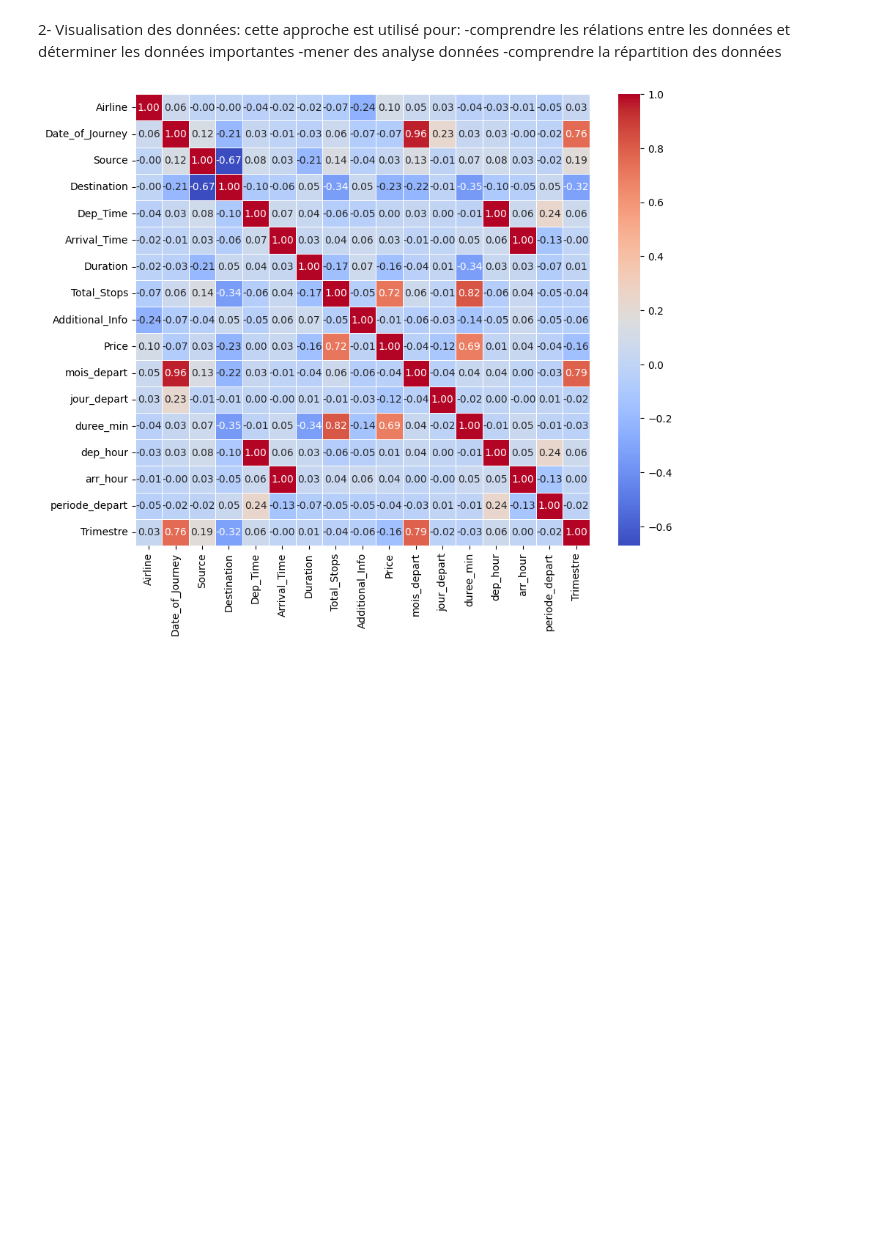
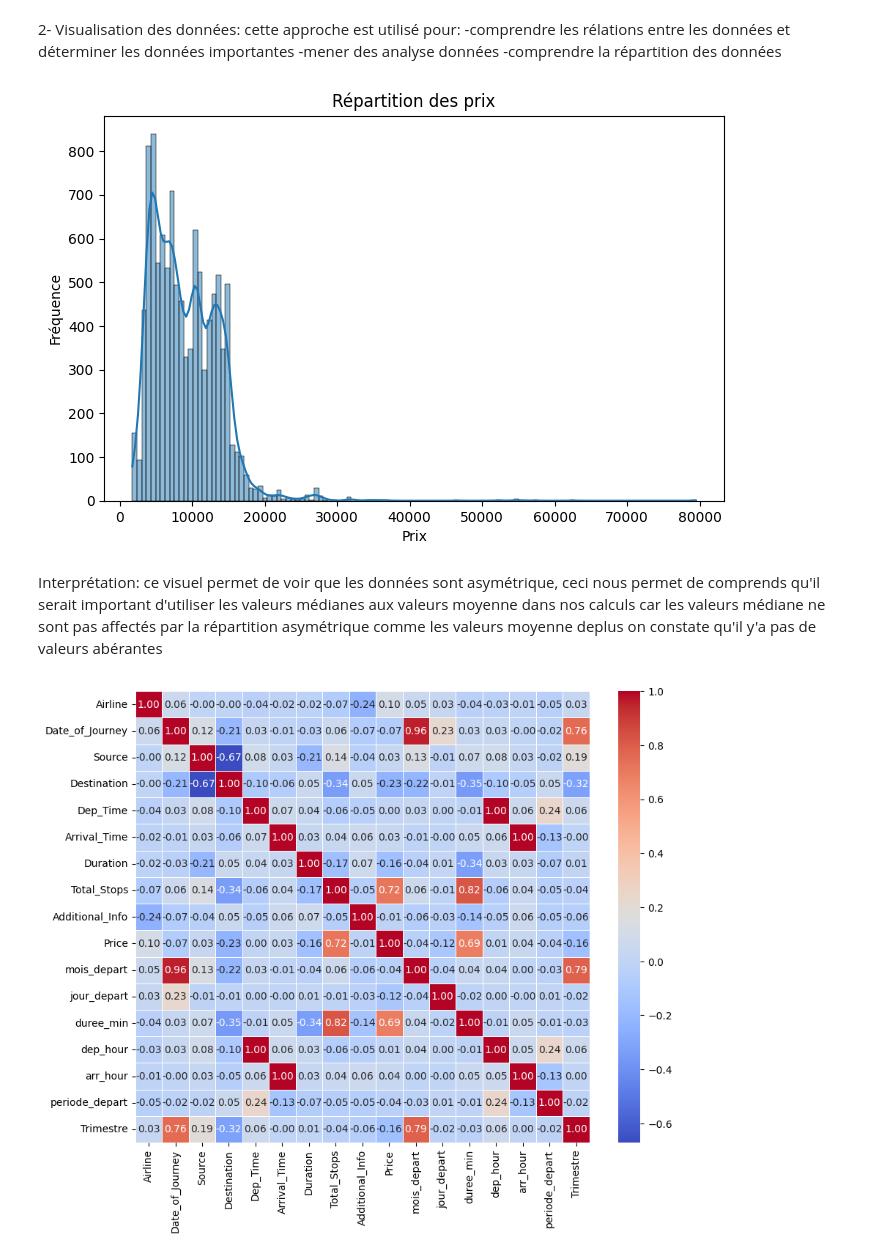
Before and after one commit to IsmaelPami/projet_data_science, a Jupyter notebook: projet.ipynb, the cells around one changed output. Drawn from its saved outputs; the diff is of its cells as text; code cells hidden in the pictures; blank space fills up the shorter version.

```diff
--- a/projet.ipynb
+++ b/projet.ipynb
@@ -401,4 +401,19 @@ cette approche est utilisé pour:
 #importation des bibiothèques utiles
 import seaborn as sns
 import matplotlib.pyplot as plt
+# %%
+#Visualisation de la répartition des données: ce visuel permet de voir la répartition des données( symetrique/asymétrique)
+#---ce visuel permet également de déterminé les valeurs abérante qui pourrais influencer les corrélations
+
+plt.figure(figsize=(8,5))
+sns.histplot(data_Train['Price'], kde=True)  # kde = courbe de densité
+plt.title('Répartition des prix')
+plt.xlabel('Prix')
+plt.ylabel('Fréquence')
+plt.show()
+# %% [output]
+[figure, added]
+# %% [markdown]
+Interprétation: ce visuel permet de voir que les données sont asymétrique, ceci nous permet de comprends qu'il serait important d'utiliser les valeurs médianes aux valeurs moyenne dans nos calculs car les valeurs médiane ne sont pas affectés par la répartition asymétrique comme les valeurs moyenne
+deplus on constate qu'il y'a pas de valeurs abérantes
 # %%
```
Also changed, not shown: parts of 18 cells of this notebook.
